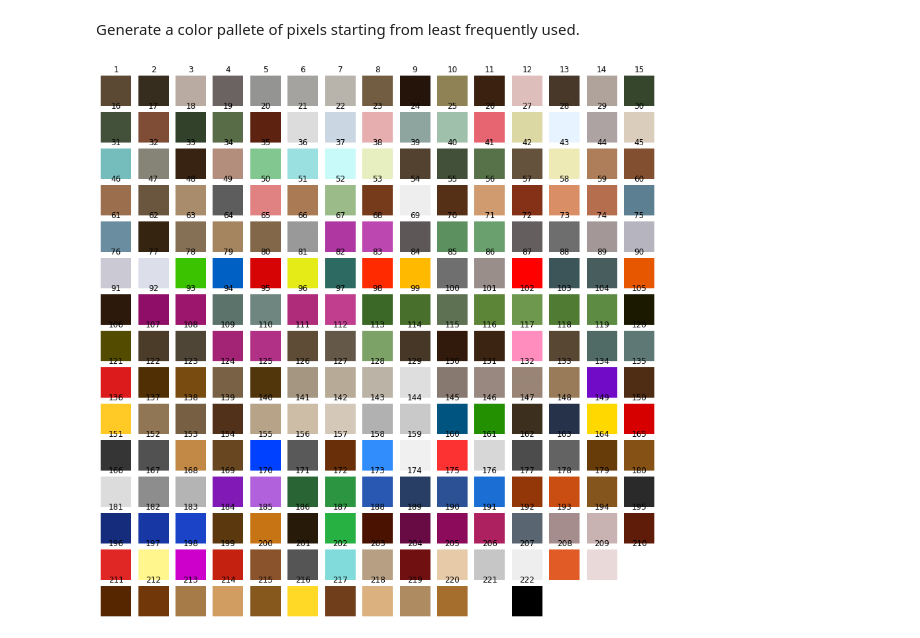
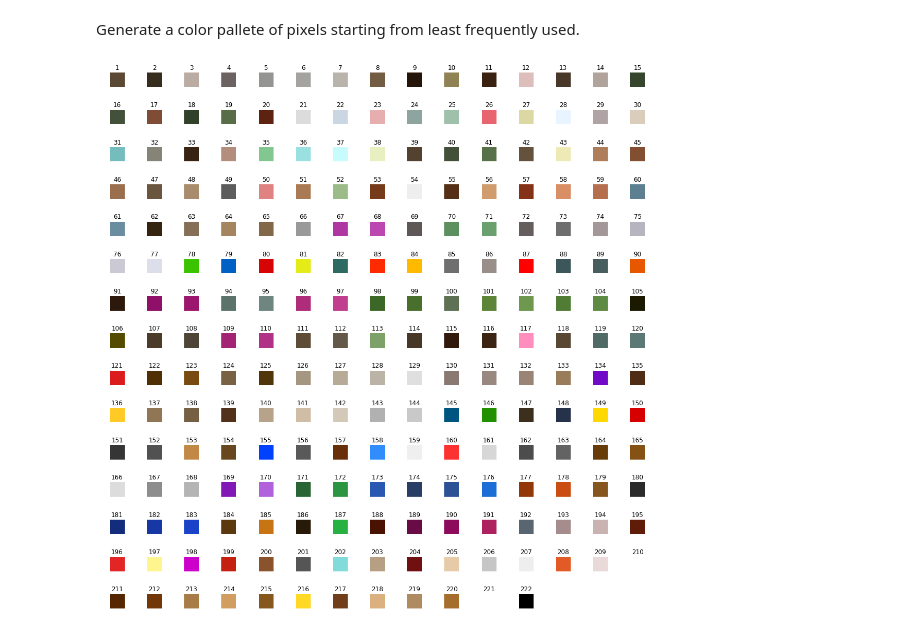
Before and after one commit to tnn1t1s/colorpunx, a Jupyter notebook: nb/colorpunx.ipynb, the cells around one changed output. Cells and saved outputs as stored; diff of their text form; code cells hidden in the pictures.

```diff
--- a/nb/colorpunx.ipynb
+++ b/nb/colorpunx.ipynb
@@ -28,7 +28,7 @@ Convert each string representation of the pixel to a unique 8 bit integer value.
 # %%
 # this cell is expensive - do not run by default, load from pickle file
 # this does the generation of the unique map across all punks.
-n=10000
+n=10000s
 _colors=defaultdict(list)
 for i in range(0,n):
   flatPunk = cp.flatten(cp.get_punk(i))
@@ -45,20 +45,24 @@ The cryptopunks are composed of 222 unique colors; these will fit in an an 8 bit
 # %% [markdown]
 Generate a color pallete of pixels starting from least frequently used.
 # %%
-n=15  # n=15 will show the complete cryptopunks pallette.
-colors=list(p.sorted_colors.keys())[0:(n*n)]
-color_imgs = {i:p.pixel_to_img(i) for i in colors}
+n=15
+sorted_colors=cp.sort_dict_by_function_of_value(_colors)
+color_imgs = {i:cp.pixel_to_img(i) for i in list(sorted_colors)}
+
 
 (x,y) = (n,n)
 # create figure
 fig = plt.figure(figsize=(x,y))
 
+
+
 i=1
 for k in color_imgs.keys():
     fig.add_subplot(x, y, i)
-    plt.imshow(bottom_imgs[k])
+    plt.imshow(color_imgs[k])
+    plt.tight_layout()
     plt.axis('off')
     plt.title(i)
     i=i+1
 # %% [output]
-[figure, old version]
+[figure, new version]
```
Also changed, not shown: 1 other file.
